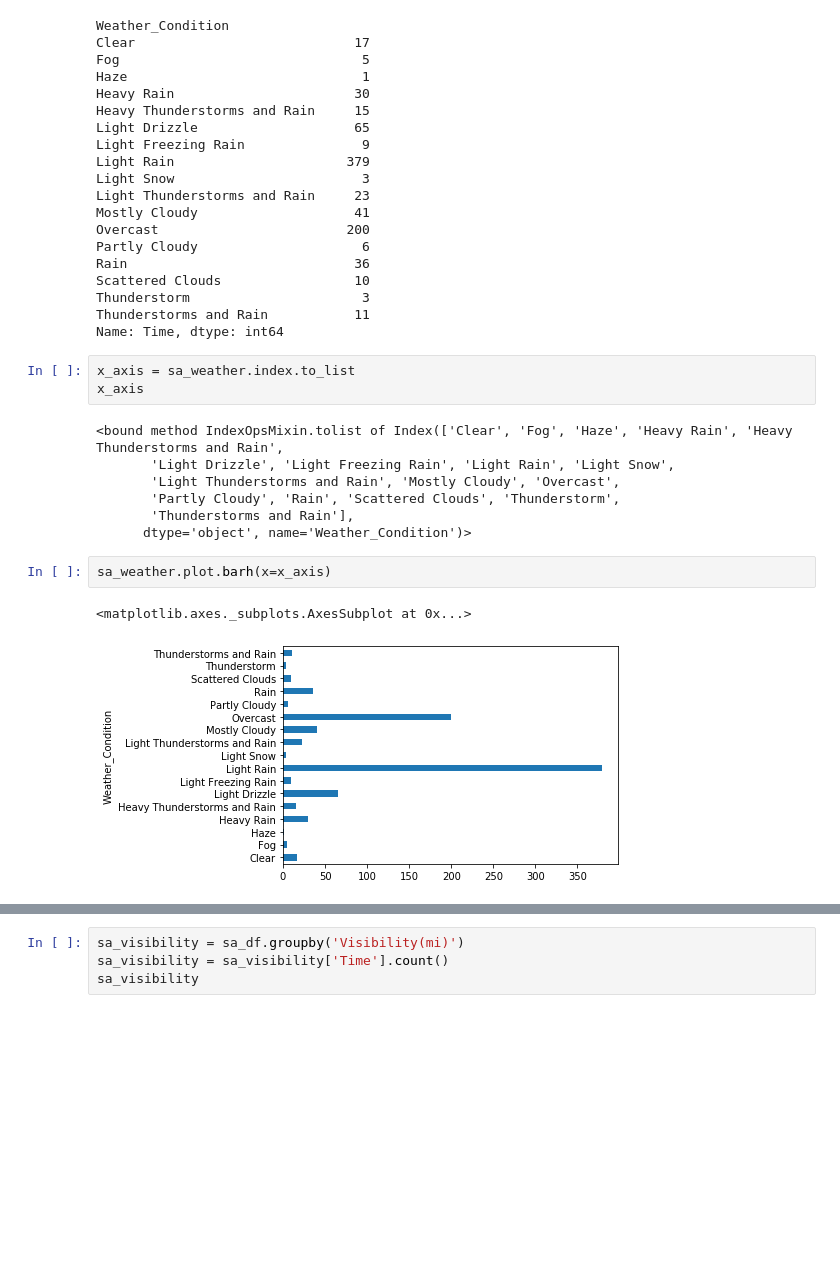
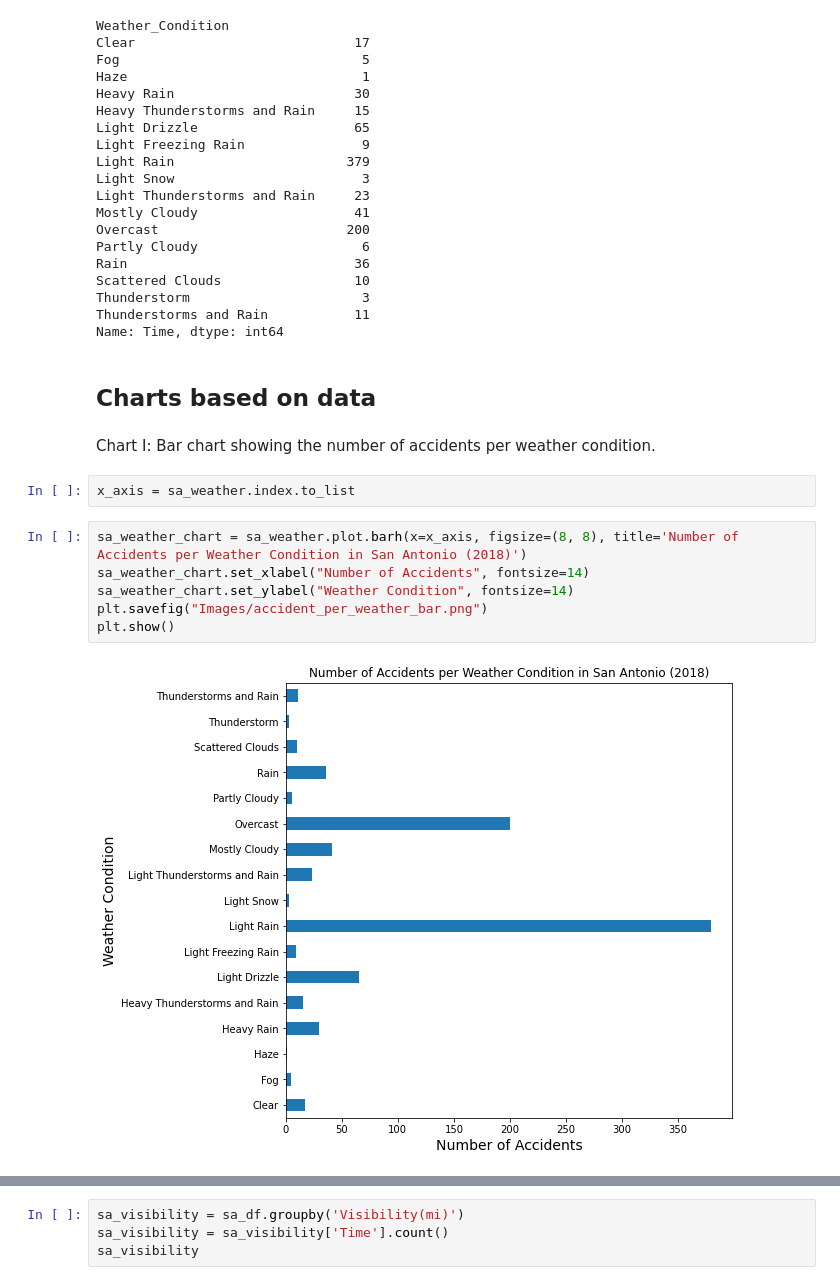
Before and after one commit to Corters22/Traffic_Data_in_San_Antonio, a Jupyter notebook: Question_2/SA_weather_conditions.ipynb, the cells around one changed output, grey strips where cells are left out. Drawn from its saved outputs; the diff is of its cells as text; blank space fills up the shorter version.

```diff
--- a/Question_2/SA_weather_conditions.ipynb
+++ b/Question_2/SA_weather_conditions.ipynb
@@ -42,18 +63,17 @@ Scattered Clouds                 10
 Thunderstorm                      3
 Thunderstorms and Rain           11
 Name: Time, dtype: int64
+# %% [markdown]
+## Charts based on data
+# %% [markdown]
+Chart I: Bar chart showing the number of accidents per weather condition.
 # %%
 x_axis = sa_weather.index.to_list
-x_axis
-# %% [output]
-<bound method IndexOpsMixin.tolist of Index(['Clear', 'Fog', 'Haze', 'Heavy Rain', 'Heavy Thunderstorms and Rain',
-       'Light Drizzle', 'Light Freezing Rain', 'Light Rain', 'Light Snow',
-       'Light Thunderstorms and Rain', 'Mostly Cloudy', 'Overcast',
-       'Partly Cloudy', 'Rain', 'Scattered Clouds', 'Thunderstorm',
-       'Thunderstorms and Rain'],
-      dtype='object', name='Weather_Condition')>
-# %%
-sa_weather.plot.barh(x=x_axis)
-# %% [output]
-<matplotlib.axes._subplots.AxesSubplot at 0x...>
-[figure, removed]
+# %%
+sa_weather_chart = sa_weather.plot.barh(x=x_axis, figsize=(8, 8), title='Number of Accidents per Weather Condition in San Antonio (2018)')
+sa_weather_chart.set_xlabel("Number of Accidents", fontsize=14)
+sa_weather_chart.set_ylabel("Weather Condition", fontsize=14)
+plt.savefig("Images/accident_per_weather_bar.png")
+plt.show()
+# %% [output]
+[figure, added]
```
Also changed, not shown: parts of 25 cells of this notebook, 4 other files.
